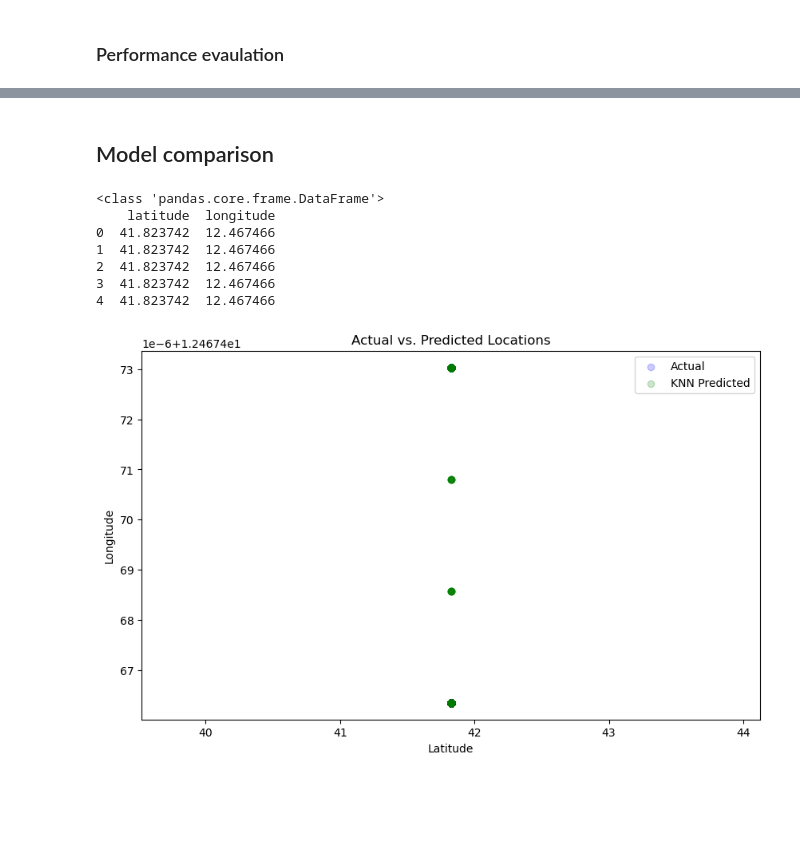
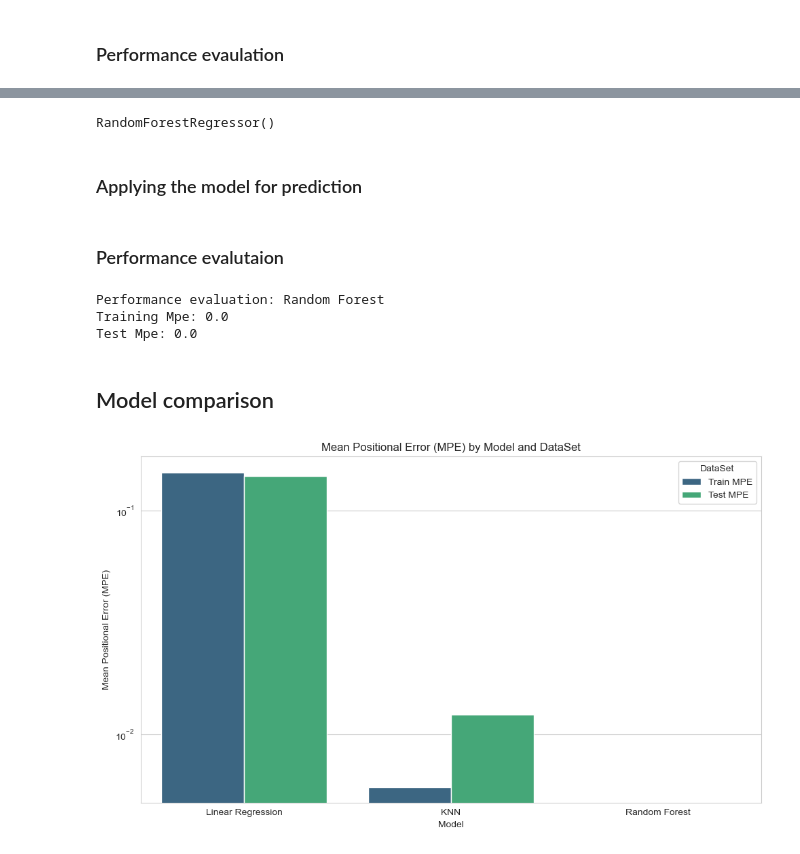
Before and after one commit to Andreas-Espelund/ML_localization_5G, a Jupyter notebook: notebook.ipynb, the cells around one changed output, grey strips where cells are left out. Drawn from its saved outputs; the diff is of its cells as text; code cells hidden in the pictures; blank space fills up the shorter version.

Commit message:
Added random forest

```diff
--- a/notebook.ipynb
+++ b/notebook.ipynb
@@ -43,11 +45,9 @@ y_lr_test_pred = lr.predict(X_test)
 from utils import mean_position_error
 # training data performance
 
-y_lr_train_pred = np.array(y_lr_train_pred, dtype=float)
-y_lr_test_pred = np.array(y_lr_test_pred, dtype=float)
-
 lr_train_mpe = mean_position_error(y_train, y_lr_train_pred)
 lr_test_mpe = mean_position_error(y_test, y_lr_test_pred)
+errors_lr = pd.DataFrame([["Linear Regression", lr_train_mpe, lr_test_mpe]], columns=['Model', 'Train MPE', 'Test MPE'])
 
 print("Performance evaluation: Linear Regression")
 print("Training Mpe:", lr_train_mpe)
@@ -91,32 +93,49 @@ Test Mpe: 0.14242707351778974
+# %%
+from sklearn.ensemble import RandomForestRegressor
+
+rf = RandomForestRegressor()
+rf.fit(X_train, y_train)
+# %% [output]
+RandomForestRegressor()
+# %% [markdown]
+### Applying the model for prediction
+# %%
+y_rf_train_pred = rf.predict(X_train)
+y_rf_test_pred = rf.predict(X_test)
+# %% [markdown]
+### Performance evalutaion
+# %%
+rf_train_mpe = mean_position_error(y_train, y_rf_train_pred)
+rf_test_mpe = mean_position_error(y_test, y_rf_test_pred)
+errors_rf = pd.DataFrame([["Random Forest",rf_train_mpe, rf_test_mpe]], columns= ['Model','Train MPE', 'Test MPE'])
+
+print("Performance evaluation: Random Forest")
+print("Training Mpe:", rf_train_mpe)
+print("Test Mpe:",rf_test_mpe)
+# %% [output]
+Performance evaluation: Random Forest
+Training Mpe: 0.0
+Test Mpe: 0.0
 # %% [markdown]
 ## Model comparison
 # %%
-y_knn_train_pred_df = pd.DataFrame(y_knn_train_pred, columns=['latitude', 'longitude'])
-y_knn_test_pred_df = pd.DataFrame(y_knn_test_pred, columns=['latitude', 'longitude'])
-y_test = pd.DataFrame(y_test, columns=['latitude', 'longitude'])
+import seaborn as sns
+errors_comp = pd.concat([errors_lr, errors_knn, errors_rf], axis=0)
 
-print(type(y_test))
-print(y_test.head())
+# Assuming errors_comp is already prepared
+errors_comp_melted = errors_comp.melt(id_vars='Model', var_name='DataSet', value_name='MPE')
 
+# Plot
 plt.figure(figsize=(10, 6))
+sns.barplot(data=errors_comp_melted, x='Model', y='MPE', hue='DataSet', palette='viridis')
 
-# Actual locations
-plt.scatter(y_test['latitude'], y_test['longitude'], color='blue', alpha=0.2, label='Actual')
+plt.title('Mean Positional Error (MPE) by Model and DataSet')
+plt.ylabel('Mean Positional Error (MPE)')
+plt.xlabel('Model')
 
-# Predicted locations - Using DataFrame for K-NN Predictions
-plt.scatter(y_knn_test_pred_df['latitude'], y_knn_test_pred_df['longitude'], color='green', alpha=0.2, label='KNN Predicted')
+plt.yscale('log')  # Using a logarithmic scale to better visualize low values
 
-plt.title('Actual vs. Predicted Locations')
-plt.xlabel('Latitude')
-plt.ylabel('Longitude')
-plt.legend()
+plt.tight_layout()
 plt.show()
 # %% [output]
-<class 'pandas.core.frame.DataFrame'>
-    latitude  longitude
-0  41.823742  12.467466
-1  41.823742  12.467466
-2  41.823742  12.467466
-3  41.823742  12.467466
-4  41.823742  12.467466
-[figure, old version]
+[figure, new version]
```
Also changed, not shown: parts of 4 cells of this notebook, 1 other file.
